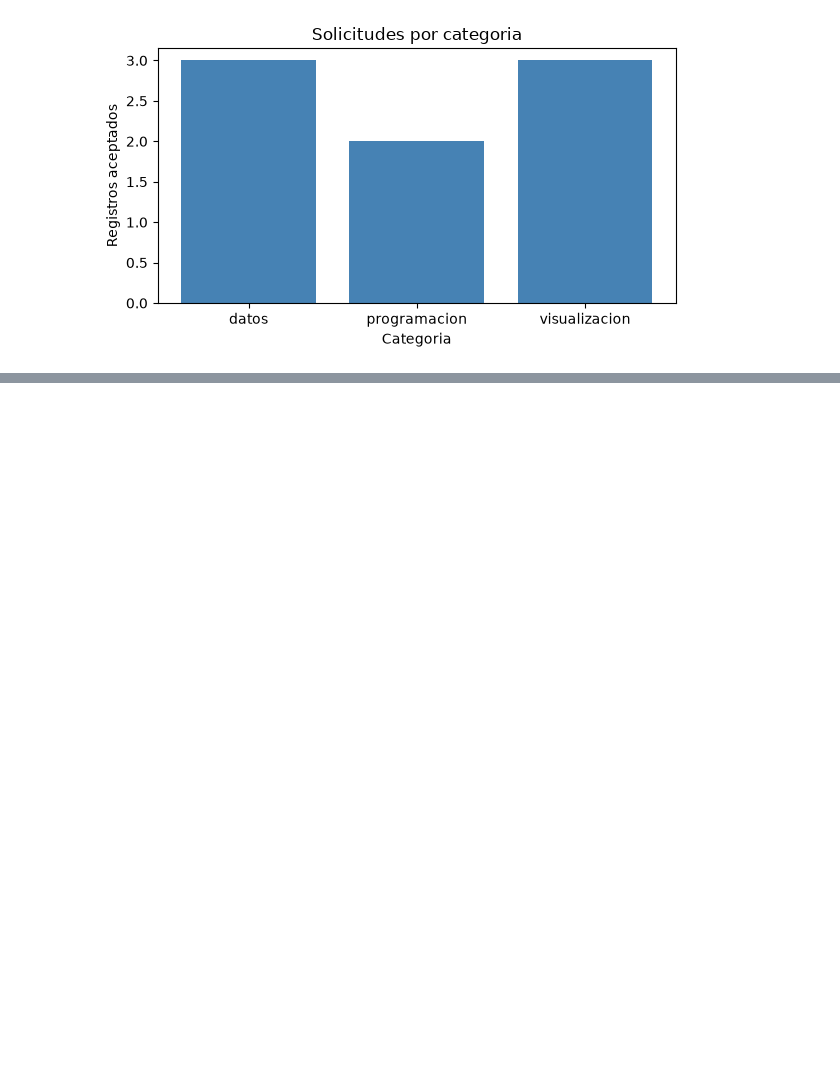
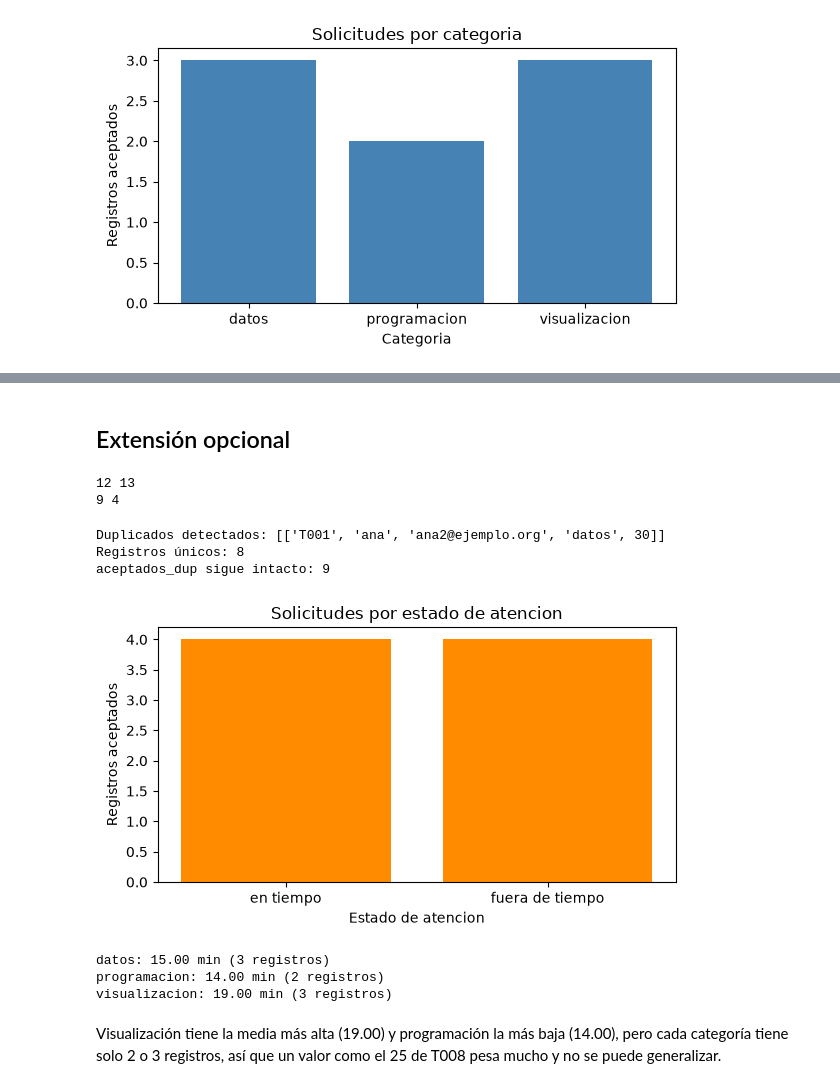
Before and after one commit to MichaelDuran/Programacion-I, a Jupyter notebook: Unidad 3/Duran_Unidad3.ipynb, the cells around one changed output, grey strips where cells are left out. Drawn from its saved outputs; the diff is of its cells as text; code cells hidden in the pictures; blank space fills up the shorter version.

```diff
--- a/Unidad 3/Duran_Unidad3.ipynb
+++ b/Unidad 3/Duran_Unidad3.ipynb
@@ -435,0 +536,80 @@ plt.show()
+# %% [markdown]
+## Extensión opcional
+# %%
+registros_dup = registros + ["T001|ana|ana2@ejemplo.org|datos|30"]
+print(len(registros), len(registros_dup))    # 12 y 13
+
+aceptados_dup = []
+rechazados_dup = []
+for linea in registros_dup:
+    fila, motivo = procesar_registro(linea)
+    if fila is None:
+        rechazados_dup.append([linea, motivo])
+    else:
+        aceptados_dup.append(fila)
+
+print(len(aceptados_dup), len(rechazados_dup))    # 9 y 4
+# %% [output]
+12 13
+9 4
+# %%
+vistos = []
+duplicados = []
+unicos = []
+for fila in aceptados_dup:
+    ticket = fila[0]
+    if ticket in vistos:
+        duplicados.append(fila)      # se descarta de "unicos", pero queda registrado
+    else:
+        vistos.append(ticket)
+        unicos.append(fila)          # se conserva la PRIMERA aparición
+
+print("Duplicados detectados:", duplicados)
+print("Registros únicos:", len(unicos))                          # 8
+print("aceptados_dup sigue intacto:", len(aceptados_dup))        # 9
+# %% [output]
+Duplicados detectados: [['T001', 'ana', 'ana2@ejemplo.org', 'datos', 30]]
+Registros únicos: 8
+aceptados_dup sigue intacto: 9
+# %%
+# Crear segunda gráfica
+def graficar_barras(etiquetas, valores, titulo, color,
+                    xlabel="Categoria", ylabel="Registros aceptados"):
+    fig, ax = plt.subplots(figsize=(6, 3.5))
+    ax.bar(etiquetas, valores, color=color)
+    ax.set_title(titulo)
+    ax.set_xlabel(xlabel)
+    ax.set_ylabel(ylabel)
+    fig.tight_layout()
+    return fig, ax
+# %%
+fig2, ax2 = graficar_barras(
+    ["en tiempo", "fuera de tiempo"],
+    [en_tiempo, fuera_de_tiempo],
+    "Solicitudes por estado de atencion",
+    "darkorange",
+    xlabel="Estado de atencion",
+)
+fig2.savefig("solicitudes_por_estado.png", dpi=150)
+plt.show()
+# %% [output]
+[figure, added]
+# %%
+# Comparar las medias por categoría
+for categoria in categorias:
+    suma = 0
+    cantidad = 0
+    for fila in aceptados:
+        if fila[3] == categoria:
+            suma += fila[4]
+            cantidad += 1
+    if cantidad:
+        print(f"{categoria}: {suma / cantidad:.2f} min ({cantidad} registros)")
+    else:
+        print(f"{categoria}: sin datos")
+# %% [output]
+datos: 15.00 min (3 registros)
+programacion: 14.00 min (2 registros)
+visualizacion: 19.00 min (3 registros)
+# %% [markdown]
+Visualización tiene la media más alta (19.00) y programación la más baja (14.00), pero cada categoría tiene solo 2 o 3 registros, así que un valor como el 25 de T008 pesa mucho y no se puede generalizar.
```
Also changed, not shown: parts of 5 cells of this notebook, 1 other file.
